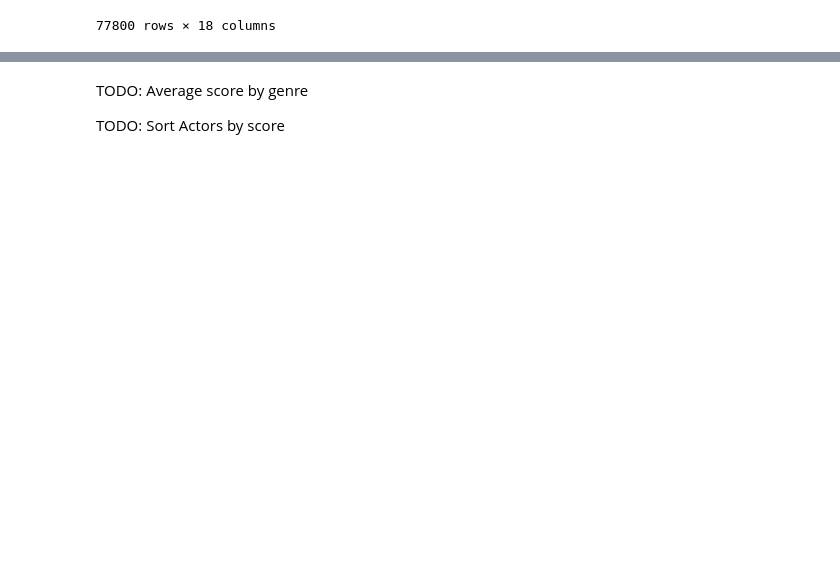
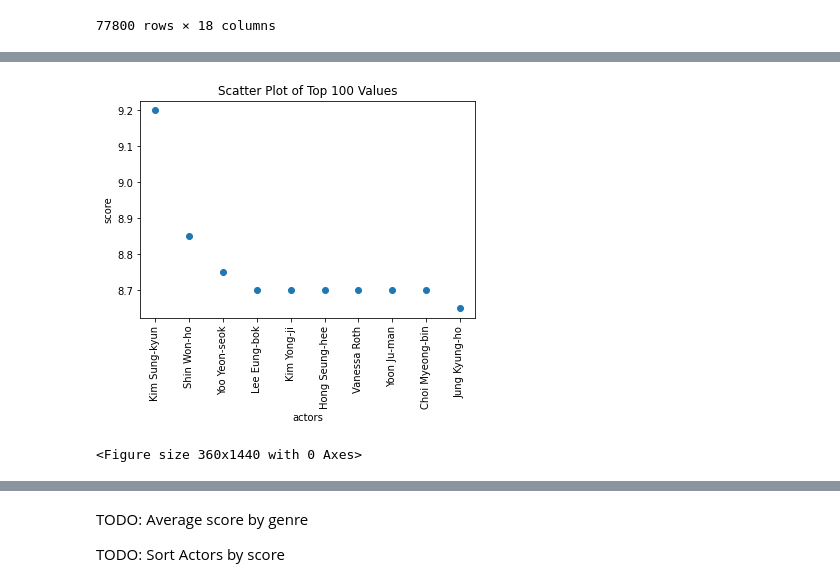
Before and after one commit to Vladboy2/EECS3401FinalProject, a Jupyter notebook: MovieShowPredictor.ipynb, the cells around one changed output, grey strips where cells are left out. Cells and saved outputs as stored; diff of their text form; code cells hidden in the pictures; blank space fills up the shorter version.

Commit message:
added scatter plot

```diff
--- a/MovieShowPredictor.ipynb
+++ b/MovieShowPredictor.ipynb
@@ -38,0 +56,10 @@ combined_df
+# %%
+actor_counts = combined_df['person_id'].value_counts()
+actors_more_than_one_movie = actor_counts[actor_counts > 1].index
+
+filtered_df = combined_df[combined_df['person_id'].isin(actors_more_than_one_movie)]
+# %%
+
+
+actor_avg_scores = filtered_df.groupby('name')['imdb_score'].mean().reset_index().dropna()
+actor_avg_scores
@@ -39,3 +80,21 @@ combined_df
+# %%
+top100Actors=actor_avg_scores.sort_values(by='imdb_score', ascending=False)
+top100Actors=top100Actors.head(10)
+# %%
+x = top100Actors['name']
+y = top100Actors['imdb_score']
+
+# Create scatter plot
+plt.scatter(x, y)
+plt.xlabel('actors')
+plt.ylabel('score')
+plt.title('Scatter Plot of Top 100 Values')
+plt.xticks(rotation=90)
+plt.figure(figsize=(5, 20))
+plt.show()
+# %% [output]
+[figure, added]
+<Figure size 360x1440 with 0 Axes>
 # %%
 # pivot_df = combined_df.pivot_table(index=['id', 'title', 'type', 'description', 'release_year', 'age_certification', 'runtime', 'genres', 'production_countries', 'seasons', 'imdb_id', 'imdb_score', 'imdb_votes', 'tmdb_popularity', 'tmdb_score'],
 #                           columns='role',
```
Also changed, not shown: parts of 4 cells of this notebook.
